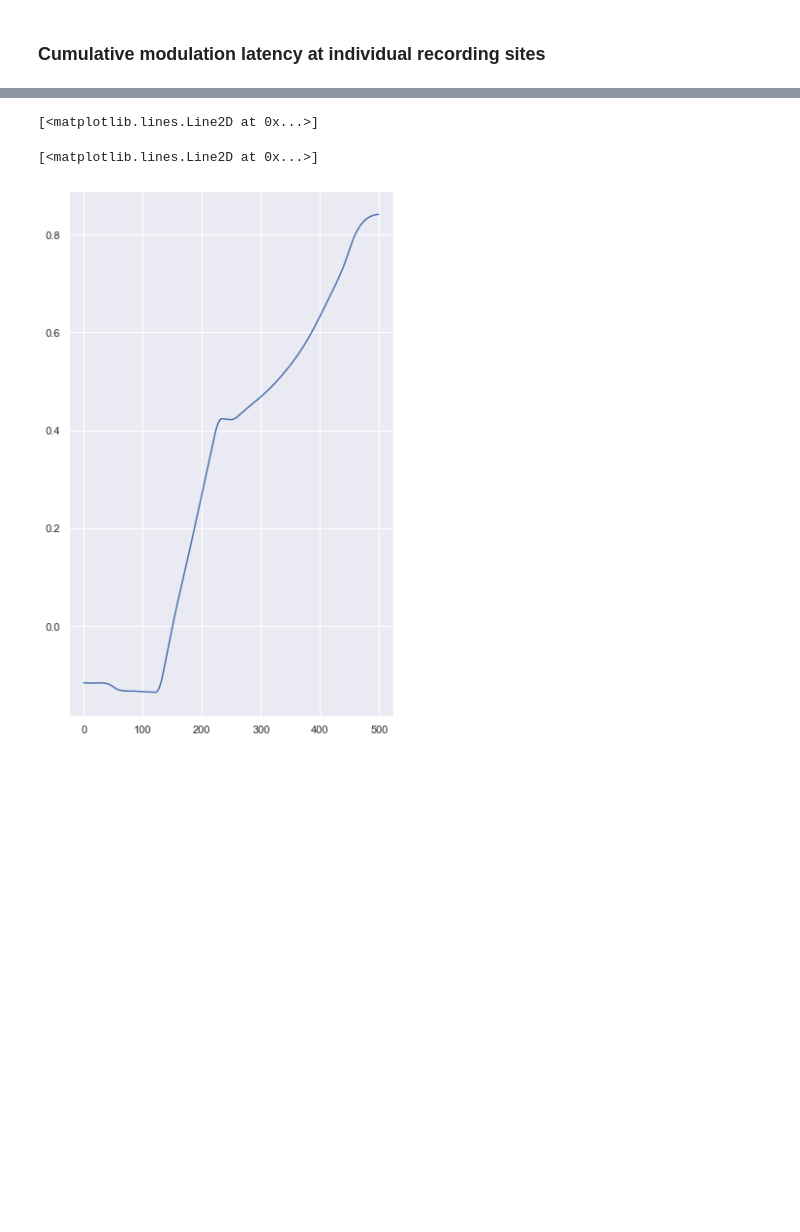
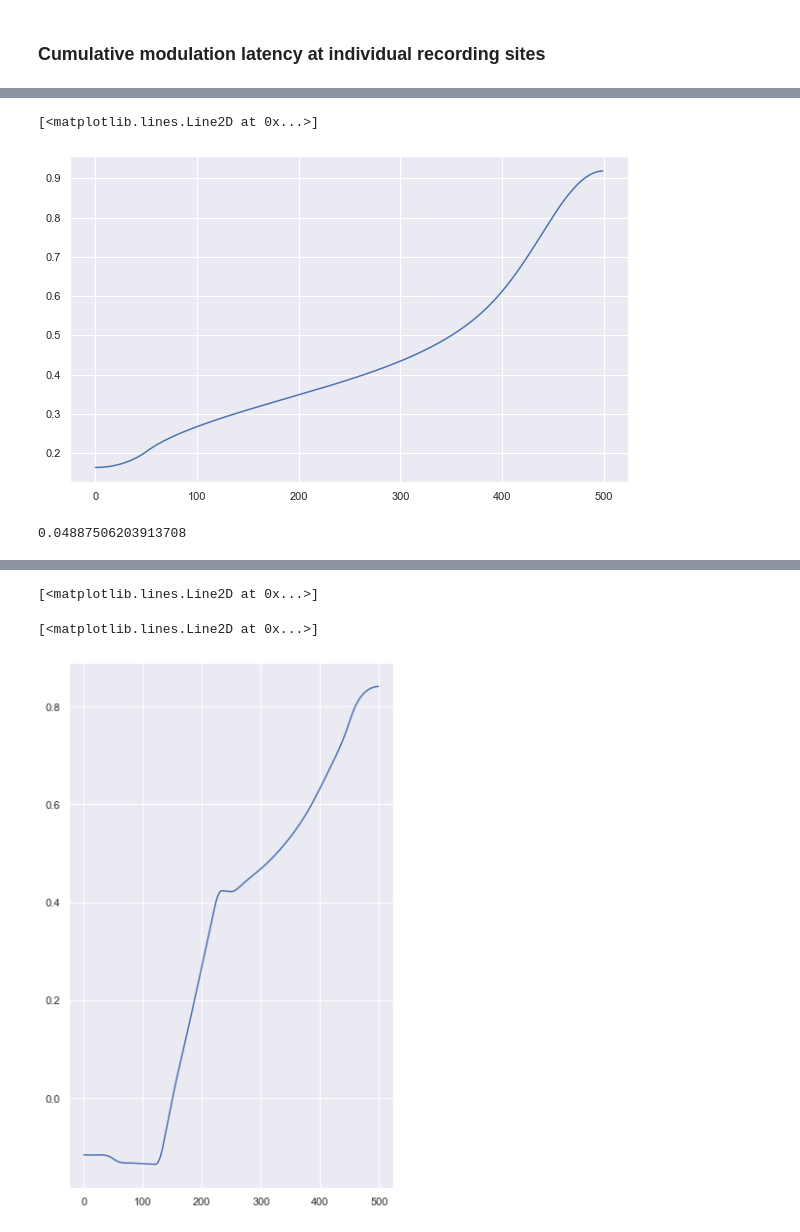
Before and after one commit to samimol/Visual-Routines, a Jupyter notebook: FinalAnalysis.ipynb, the cells around one changed output, grey strips where cells are left out. Drawn from its saved outputs; the diff is of its cells as text; code cells hidden in the pictures; blank space fills up the shorter version.

```diff
--- a/FinalAnalysis.ipynb
+++ b/FinalAnalysis.ipynb
@@ -436,0 +516,10 @@ plt.plot(normalized_TD[0,0,0,6,:])
+# %%
+plt.plot(smoothed_interpolated_normalized_TD[25,3,3,:])
+# %% [output]
+[<matplotlib.lines.Line2D at 0x...>]
+[figure, added]
+# %%
+i = 2
+smoothed_interpolated_normalized_TD[lat[0][index[i]],lat[1][index[i]],lat[2][index[i]],0]
+# %% [output]
+0.04887506203913708
```
Also changed, not shown: parts of 38 cells of this notebook, 6 other files.
